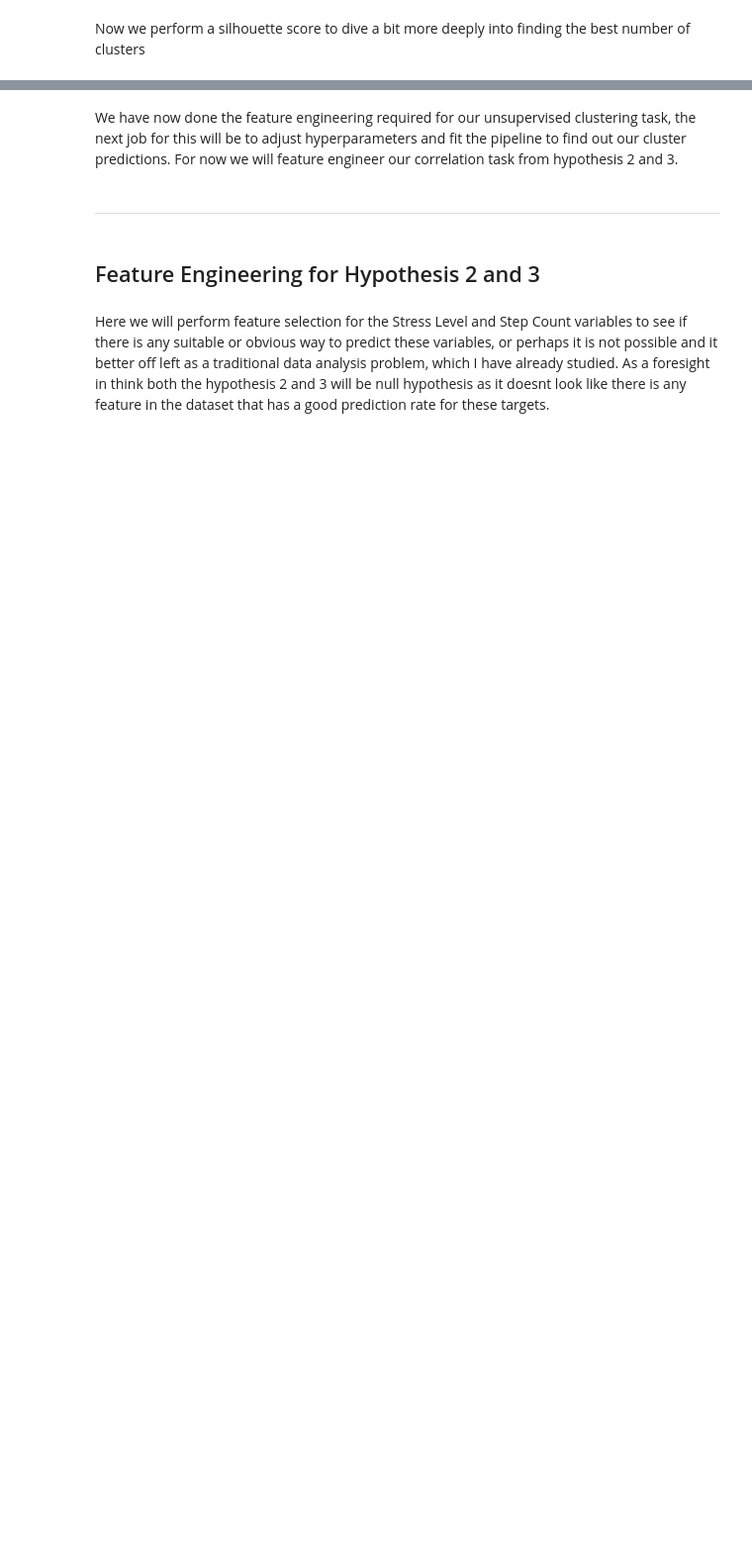
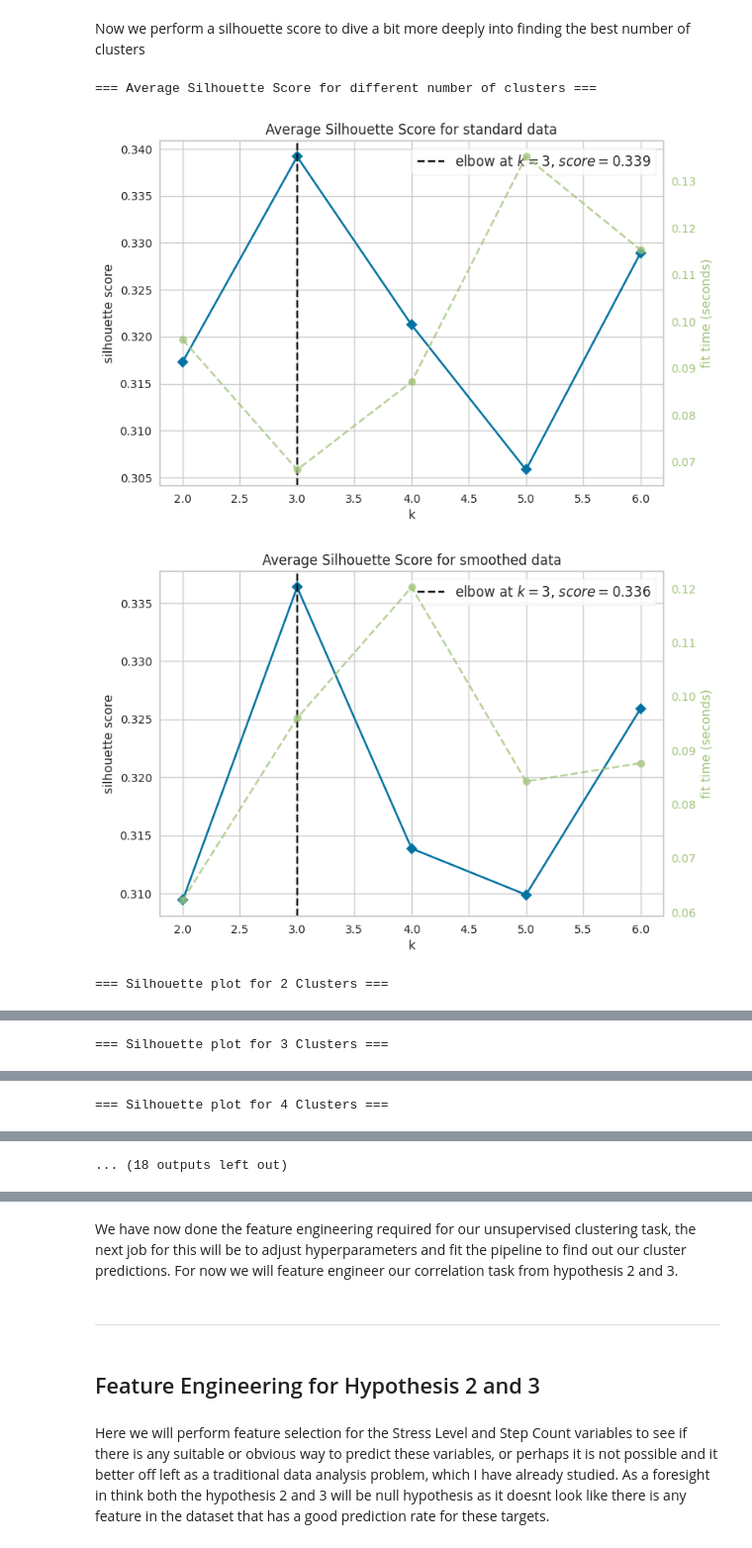
Before and after one commit to MaxBWiseman/Predictive_Analytics_Project, a Jupyter notebook: jupyter_notebooks/Feature_Engineering_Notebook.ipynb, the cells around one changed output, grey strips where cells are left out. Shown at 99% size. Cells and saved outputs as stored; diff of their text form; code cells hidden in the pictures; blank space fills up the shorter version.

```diff
--- a/jupyter_notebooks/Feature_Engineering_Notebook.ipynb
+++ b/jupyter_notebooks/Feature_Engineering_Notebook.ipynb
@@ -373,26 +410,42 @@ The eblow point in the plot we just generated suggests a Kmeans clustering with
 Now we perform a silhouette score to dive a bit more deeply into finding the best number of clusters
 # %%
 from yellowbrick.cluster import SilhouetteVisualizer
+
 print("=== Average Silhouette Score for different number of clusters ===")
 visualizer = KElbowVisualizer(
     KMeans(random_state=42), k=(2, 7), metric='silhouette')
+visualizer.title = "Average Silhouette Score for standard data"
 visualizer.fit(df_analysis)
 visualizer.show()
 plt.show()
-visualizer.fit(df_analysis_smooth)
-visualizer.show()
+
+visualizer2 = KElbowVisualizer(
+    KMeans(random_state=42), k=(2,7), metric='silhouette')
+visualizer2.title = "Average Silhouette Score for smoothed data"
+visualizer2.fit(df_analysis_smooth)
+visualizer2.show()
 plt.show()
 print("\n")
 
 for n_clusters in np.arange(start=2, stop=11):
 
     print(f"=== Silhouette plot for {n_clusters} Clusters ===")
     visualizer = SilhouetteVisualizer(estimator=KMeans(n_clusters=n_clusters, random_state=42),
                                       colors='yellowbrick')
+    visualizer.title = f"Silhouette Plot for standard data with {n_clusters} clusters"
     visualizer.fit(df_analysis)
     visualizer.show()
     plt.show()
-    visualizer.fit(df_analysis_smooth)
-    visualizer.show()
+    print("\n")
+    visualizer2 = SilhouetteVisualizer(estimator=KMeans(n_clusters=n_clusters, random_state=42),
+                                      colors='yellowbrick')
+    visualizer2.title = f"Silhouette Plot for smoothed data with {n_clusters} clusters"
+    visualizer2.fit(df_analysis_smooth)
+    visualizer2.show()
     plt.show()
     print("\n")
+# %% [output]
+=== Average Silhouette Score for different number of clusters ===
+[figure, added]
+[figure, added]
+=== Silhouette plot for 2 Clusters ===
@@ -398,0 +454 @@ for n_clusters in np.arange(start=2, stop=11):
+=== Silhouette plot for 3 Clusters ===
@@ -398,0 +457 @@ for n_clusters in np.arange(start=2, stop=11):
+=== Silhouette plot for 4 Clusters ===
@@ -398,0 +460 @@ for n_clusters in np.arange(start=2, stop=11):
+... (18 outputs left out)
```
Also changed, not shown: parts of 52 cells of this notebook.
